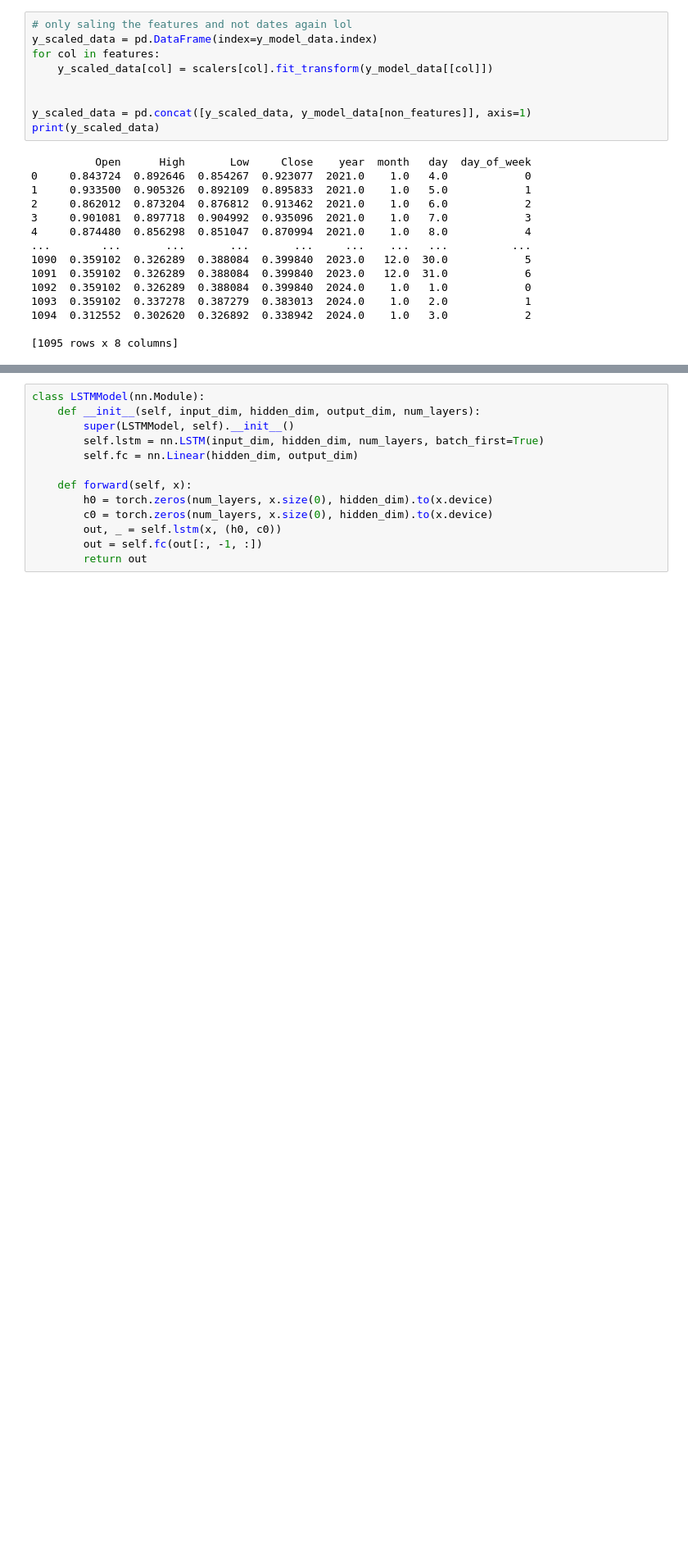
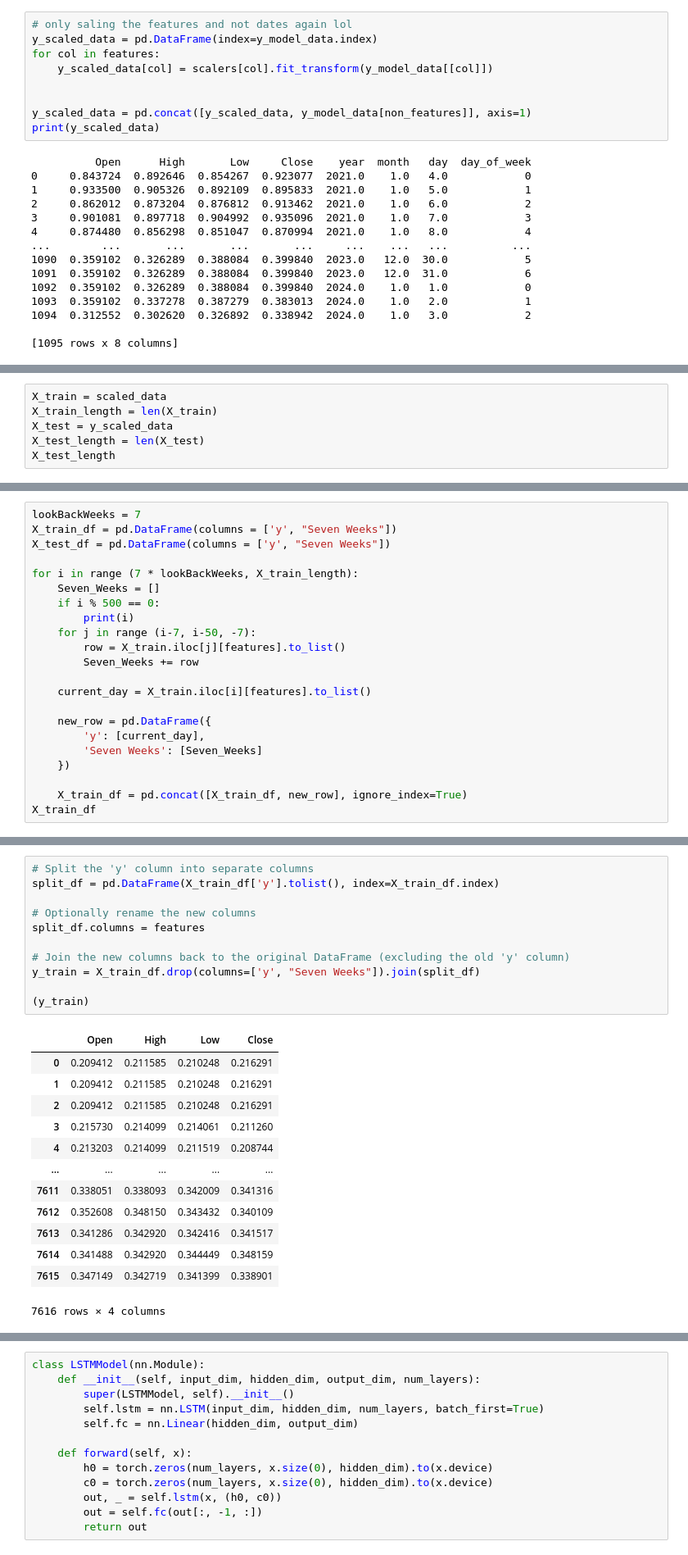
Before and after one commit to NimaJafariComp/StonksMachine, a Jupyter notebook: Models/Predicter/Training/main_predicter.ipynb, the cells around one changed output, grey strips where cells are left out. Shown: that part at 82% size. Drawn from its saved outputs; the diff is of its cells as text; blank space fills up the shorter version.

Commit message:
model trained, needs further checking

```diff
--- a/Models/Predicter/Training/main_predicter.ipynb
+++ b/Models/Predicter/Training/main_predicter.ipynb
@@ -453,0 +346,6 @@ y_train, y_test = y[:split], y[split:]
+# %%
+X_train = scaled_data
+X_train_length = len(X_train)
+X_test = y_scaled_data
+X_test_length = len(X_test)
+X_test_length
@@ -453,0 +354,22 @@ y_train, y_test = y[:split], y[split:]
+# %%
+lookBackWeeks = 7
+X_train_df = pd.DataFrame(columns = ['y', "Seven Weeks"])
+X_test_df = pd.DataFrame(columns = ['y', "Seven Weeks"])
+
+for i in range (7 * lookBackWeeks, X_train_length):
+    Seven_Weeks = []
+    if i % 500 == 0:
+        print(i)
+    for j in range (i-7, i-50, -7):
+        row = X_train.iloc[j][features].to_list()
+        Seven_Weeks += row
+
+    current_day = X_train.iloc[i][features].to_list()
+
+    new_row = pd.DataFrame({
+        'y': [current_day],
+        'Seven Weeks': [Seven_Weeks]
+    })
+
+    X_train_df = pd.concat([X_train_df, new_row], ignore_index=True)
+X_train_df
@@ -453,0 +451,25 @@ y_train, y_test = y[:split], y[split:]
+# %%
+# Split the 'y' column into separate columns
+split_df = pd.DataFrame(X_train_df['y'].tolist(), index=X_train_df.index)
+
+# Optionally rename the new columns
+split_df.columns = features
+
+# Join the new columns back to the original DataFrame (excluding the old 'y' column)
+y_train = X_train_df.drop(columns=['y', "Seven Weeks"]).join(split_df)
+
+(y_train)
+# %% [output]
+|  | Open | High | Low | Close |
+| 0 | 0.209412 | 0.211585 | 0.210248 | 0.216291 |
+| 1 | 0.209412 | 0.211585 | 0.210248 | 0.216291 |
+| 2 | 0.209412 | 0.211585 | 0.210248 | 0.216291 |
+| 3 | 0.215730 | 0.214099 | 0.214061 | 0.211260 |
+| 4 | 0.213203 | 0.214099 | 0.211519 | 0.208744 |
+| ... | ... | ... | ... | ... |
+| 7611 | 0.338051 | 0.338093 | 0.342009 | 0.341316 |
+| 7612 | 0.352608 | 0.348150 | 0.343432 | 0.340109 |
+| 7613 | 0.341286 | 0.342920 | 0.342416 | 0.341517 |
+| 7614 | 0.341488 | 0.342920 | 0.344449 | 0.348159 |
+| 7615 | 0.347149 | 0.342719 | 0.341399 | 0.338901 |
+7616 rows × 4 columns
```
Also changed, not shown: parts of 34 cells of this notebook, 2 other files.
